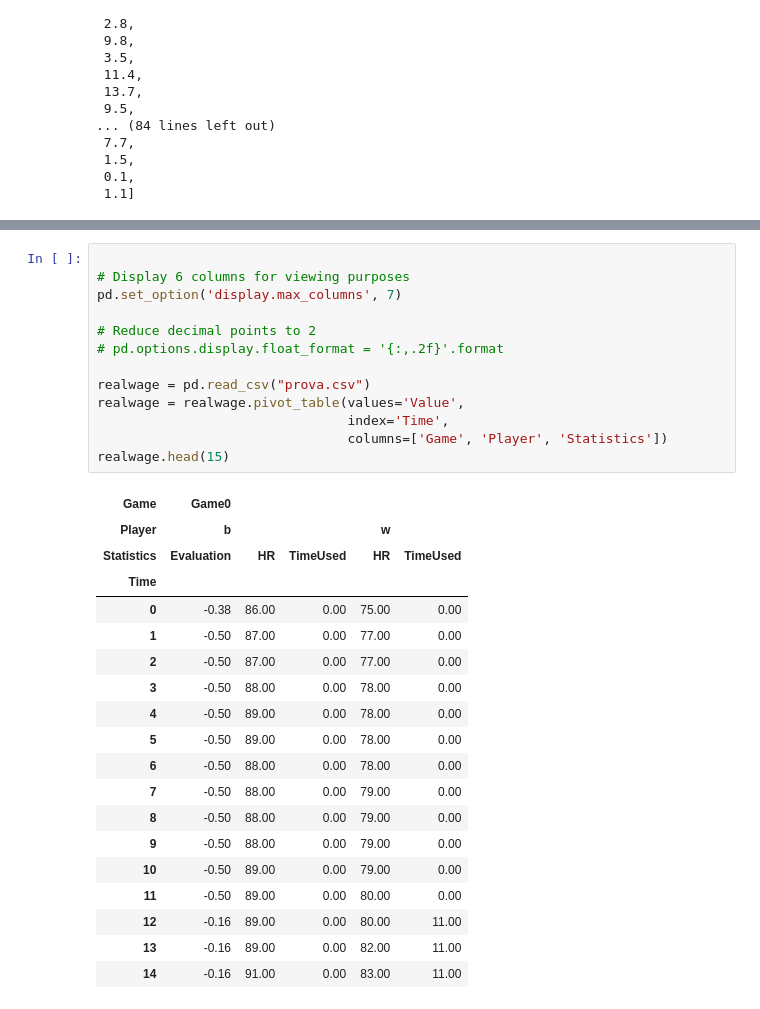
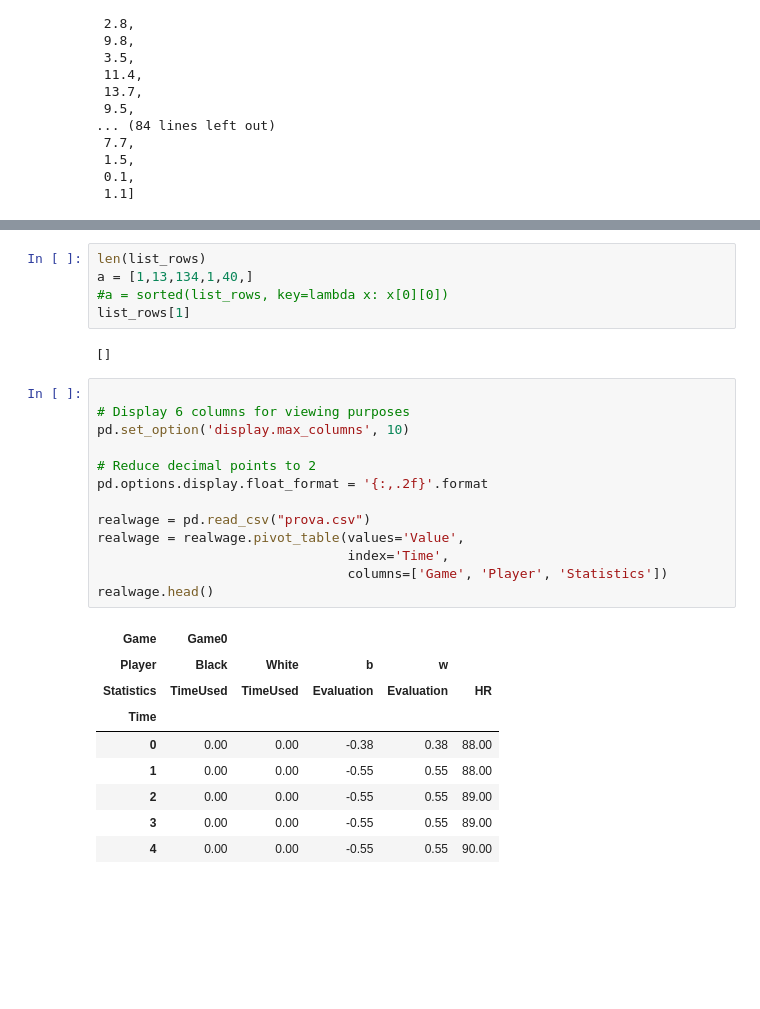
Before and after one commit to tommdim/statistics-101, a Jupyter notebook: project/src/main.ipynb, the cells around one changed output, grey strips where cells are left out. Cells and saved outputs as stored; diff of their text form; blank space fills up the shorter version.

```diff
--- a/project/src/main.ipynb
+++ b/project/src/main.ipynb
@@ -332,36 +348,33 @@ w_activity_9418433002.txt
+# %%
+len(list_rows)
+a = [1,13,134,1,40,]
+#a = sorted(list_rows, key=lambda x: x[0][0])
+list_rows[1]
+# %% [output]
+[]
 # %%
 
 # Display 6 columns for viewing purposes
-pd.set_option('display.max_columns', 7)
+pd.set_option('display.max_columns', 10)
 
 # Reduce decimal points to 2
-# pd.options.display.float_format = '{:,.2f}'.format
+pd.options.display.float_format = '{:,.2f}'.format
 
 realwage = pd.read_csv("prova.csv")
 realwage = realwage.pivot_table(values='Value',
                                 index='Time',
                                 columns=['Game', 'Player', 'Statistics'])
-realwage.head(15)
+realwage.head()
 # %% [output]
 | Game | Game0 |  |  |  |  |
-| Player | b |  |  | w |  |
-| Statistics | Evaluation | HR | TimeUsed | HR | TimeUsed |
+| Player | Black | White | b | w |  |
+| Statistics | TimeUsed | TimeUsed | Evaluation | Evaluation | HR |
 | Time |  |  |  |  |  |
-| 0 | -0.38 | 86.00 | 0.00 | 75.00 | 0.00 |
-| 1 | -0.50 | 87.00 | 0.00 | 77.00 | 0.00 |
-| 2 | -0.50 | 87.00 | 0.00 | 77.00 | 0.00 |
-| 3 | -0.50 | 88.00 | 0.00 | 78.00 | 0.00 |
-| 4 | -0.50 | 89.00 | 0.00 | 78.00 | 0.00 |
-| 5 | -0.50 | 89.00 | 0.00 | 78.00 | 0.00 |
-| 6 | -0.50 | 88.00 | 0.00 | 78.00 | 0.00 |
-| 7 | -0.50 | 88.00 | 0.00 | 79.00 | 0.00 |
-| 8 | -0.50 | 88.00 | 0.00 | 79.00 | 0.00 |
-| 9 | -0.50 | 88.00 | 0.00 | 79.00 | 0.00 |
-| 10 | -0.50 | 89.00 | 0.00 | 79.00 | 0.00 |
-| 11 | -0.50 | 89.00 | 0.00 | 80.00 | 0.00 |
-| 12 | -0.16 | 89.00 | 0.00 | 80.00 | 11.00 |
-| 13 | -0.16 | 89.00 | 0.00 | 82.00 | 11.00 |
-| 14 | -0.16 | 91.00 | 0.00 | 83.00 | 11.00 |
+| 0 | 0.00 | 0.00 | -0.38 | 0.38 | 88.00 |
+| 1 | 0.00 | 0.00 | -0.55 | 0.55 | 88.00 |
+| 2 | 0.00 | 0.00 | -0.55 | 0.55 | 89.00 |
+| 3 | 0.00 | 0.00 | -0.55 | 0.55 | 89.00 |
+| 4 | 0.00 | 0.00 | -0.55 | 0.55 | 90.00 |
 # %%
 realwage["Game0"]
 # %% [output]
```
Also changed, not shown: parts of 3 cells of this notebook, 4 other files.
